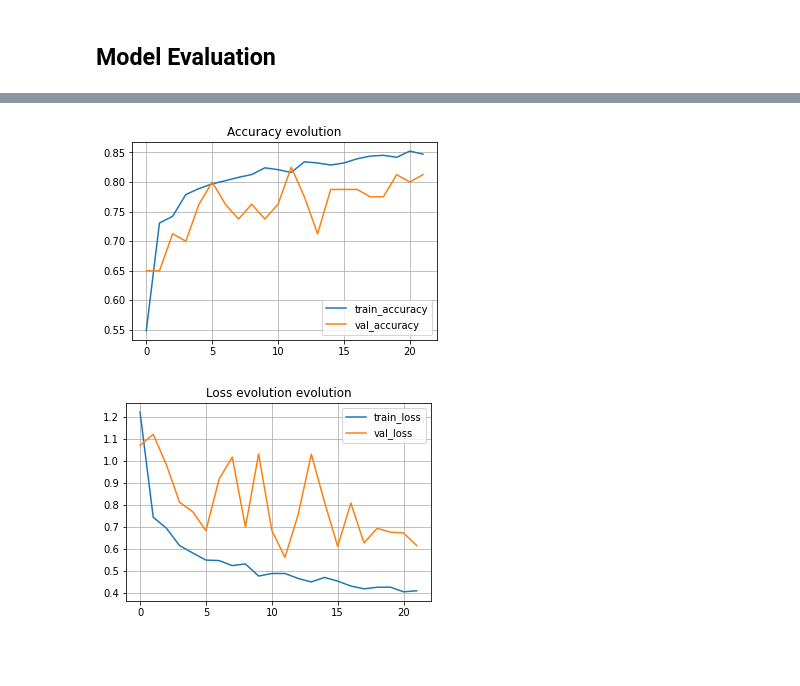
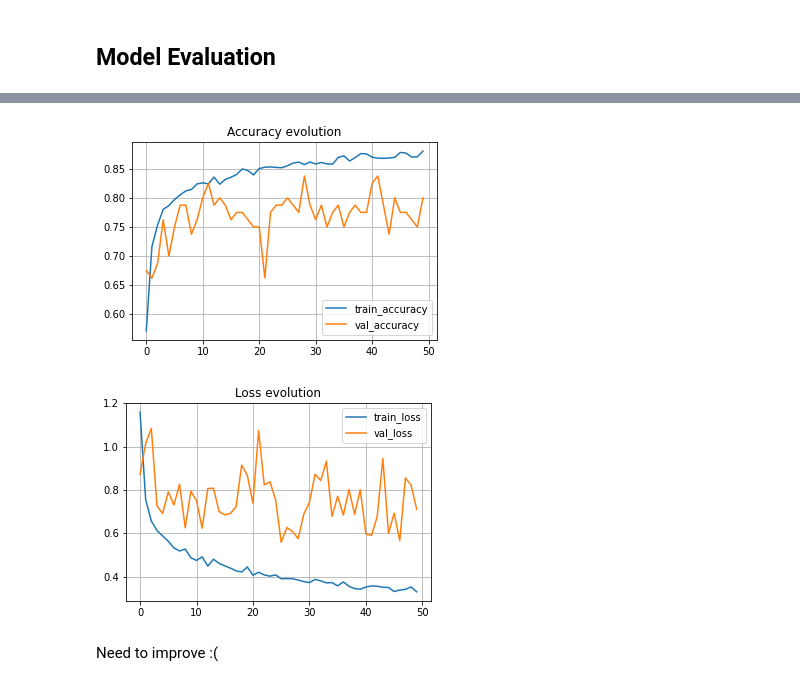
Before and after one commit to pathikg/Flower-Classification, a Jupyter notebook: Flower_Classification.ipynb, the cells around one changed output, grey strips where cells are left out. Cells and saved outputs as stored; diff of their text form; code cells hidden in the pictures; blank space fills up the shorter version.

```diff
--- a/Flower_Classification.ipynb
+++ b/Flower_Classification.ipynb
@@ -223,13 +223,12 @@ https://towardsdatascience.com/learning-rate-schedules-and-adaptive-learning-rat
 
 https://stackoverflow.com/questions/37213388/keras-accuracy-does-not-change
 # %%
-learning_rate = 1e-2
 epochs = 50
 batch_size = 32
+learning_rate = 1e-2
 decay = 1e-6
 momentum = 0.9 # 0.5 to 0.9
-# optimizer = RMSprop(learning_rate=learning_rate, rho=0.9, epsilon=1e-08, decay=0.0)
-optimizer = SGD(learning_rate=learning_rate, decay=decay, momentum=momentum, nesterov=True)
+optimizer = SGD(learning_rate=0.01, decay=1e-6, momentum=0.9, nesterov=True)
 # %%
 model.compile(
     optimizer= optimizer ,
@@ -251,3 +241,14 @@ callbacks = [
+# %%
+callbacks = [
+             EarlyStopping(
+                 monitor='val_loss',
+                 mode='min',
+                 verbose=1,
+                 patience=10,
+                 min_delta = 1e-4
+            )
+
+]
 # %%
 history = model.fit(
     X_train, y_train,
@@ -334,17 +317,17 @@ plt.legend()
 plt.grid()
 plt.title('Accuracy evolution');
 # %% [output]
-[figure, old version]
+[figure, new version]
 # %%
 #Visualizing the validation performance while training
 plt.figure(figsize=(12, 8))
 
 plt.subplot(2, 2, 1)
 plt.plot(history.history['loss'], label='train_loss')
 plt.plot(history.history['val_loss'], label='val_loss')
 
 plt.legend()
 plt.grid()
-plt.title('Loss evolution evolution');
+plt.title('Loss evolution');
 # %% [output]
-[figure, old version]
+[figure, new version]
@@ -352,0 +334,2 @@ model.save("model.h5")
+# %% [markdown]
+Need to improve :(
```
Also changed, not shown: parts of 15 cells of this notebook.
